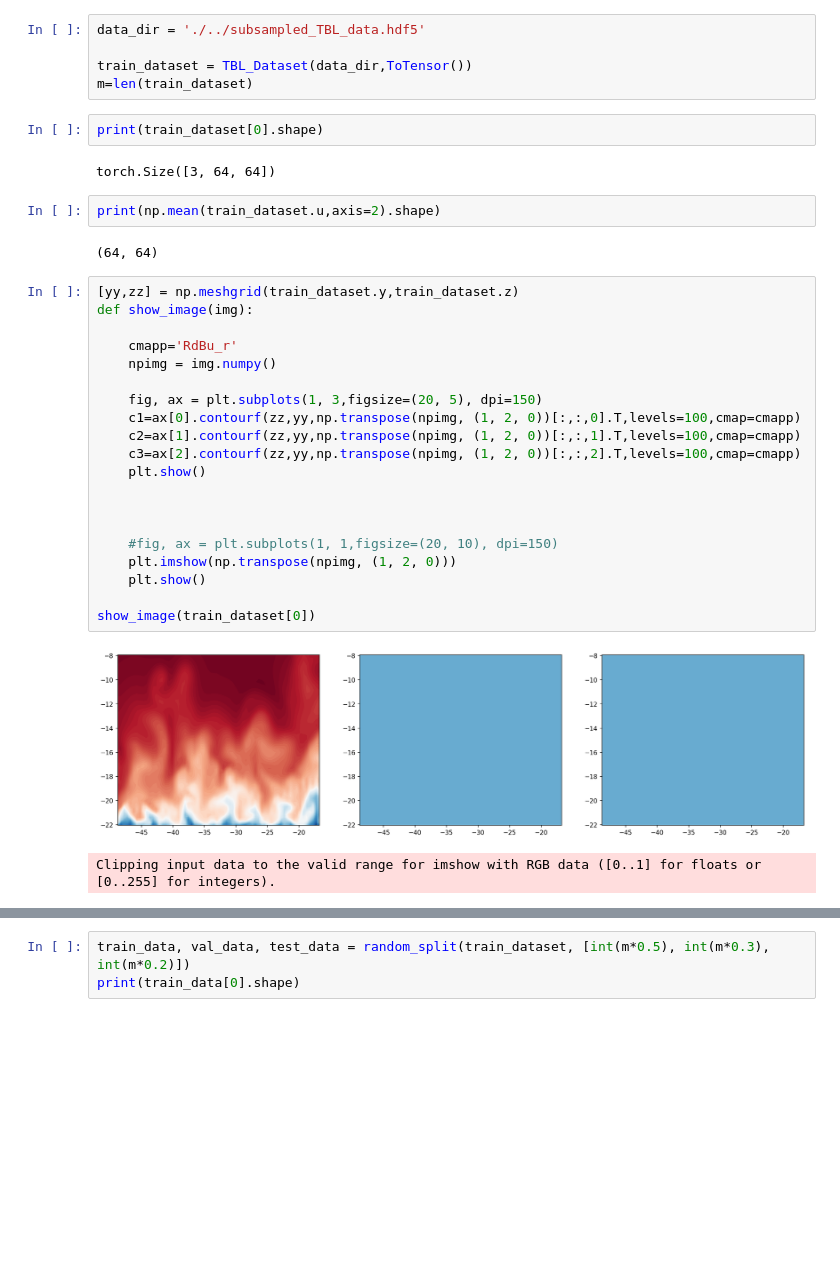
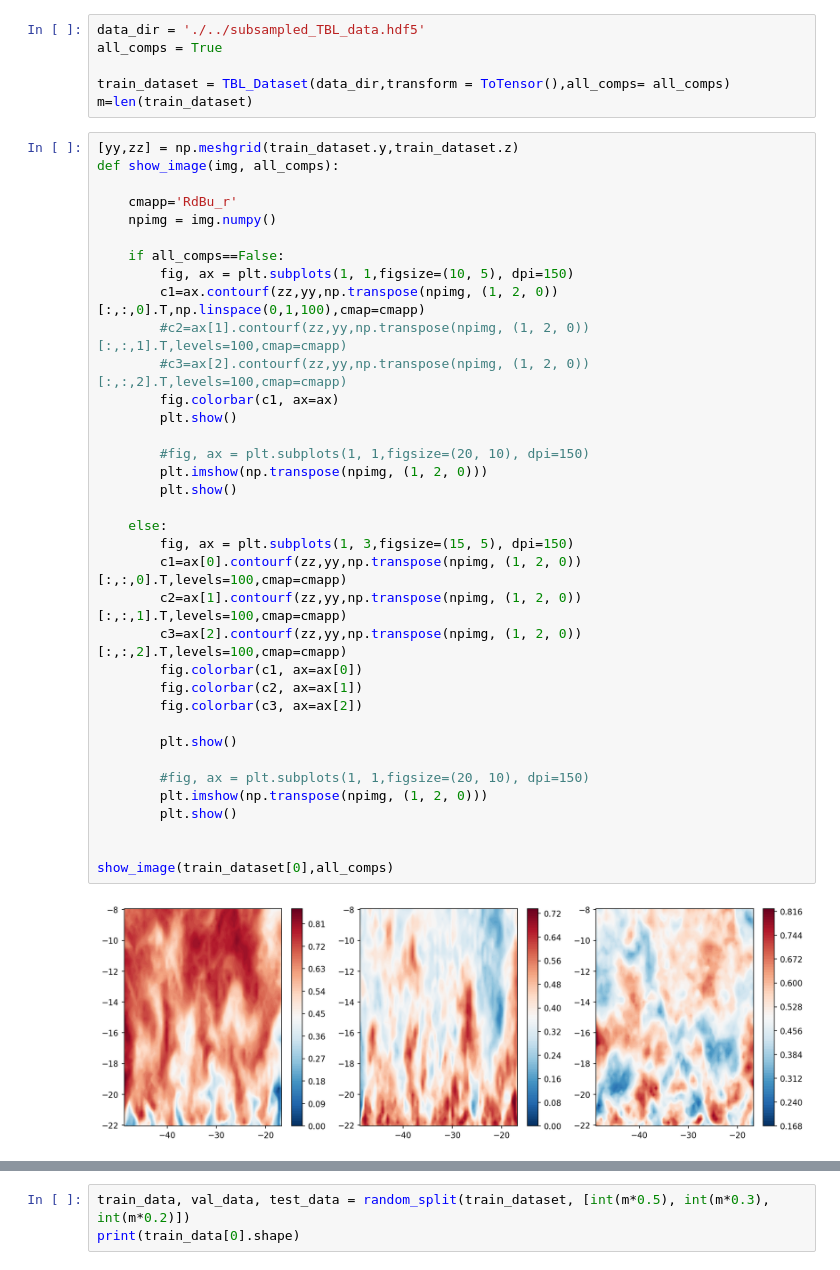
Before and after one commit to adperezm/sequence_modeling, a Jupyter notebook: Convolutional_Neural_Network-AutoEncoder/tbl_ae.ipynb, the cells around one changed output, grey strips where cells are left out. Saved outputs shown, nothing was run; the diff lists cells and outputs as text; blank space fills up the shorter version.

```diff
--- a/Convolutional_Neural_Network-AutoEncoder/tbl_ae.ipynb
+++ b/Convolutional_Neural_Network-AutoEncoder/tbl_ae.ipynb
@@ -98,37 +132,45 @@ class ToTensor(object):
         return torch.from_numpy(field)
 # %%
 data_dir = './../subsampled_TBL_data.hdf5'
+all_comps = True
 
-train_dataset = TBL_Dataset(data_dir,ToTensor())
+train_dataset = TBL_Dataset(data_dir,transform = ToTensor(),all_comps= all_comps)
 m=len(train_dataset)
-# %%
-print(train_dataset[0].shape)
-# %% [output]
-torch.Size([3, 64, 64])
-# %%
-print(np.mean(train_dataset.u,axis=2).shape)
-# %% [output]
-(64, 64)
 # %%
 [yy,zz] = np.meshgrid(train_dataset.y,train_dataset.z)
-def show_image(img):
+def show_image(img, all_comps):
 
     cmapp='RdBu_r'
     npimg = img.numpy()
 
-    fig, ax = plt.subplots(1, 3,figsize=(20, 5), dpi=150)
-    c1=ax[0].contourf(zz,yy,np.transpose(npimg, (1, 2, 0))[:,:,0].T,levels=100,cmap=cmapp)
-    c2=ax[1].contourf(zz,yy,np.transpose(npimg, (1, 2, 0))[:,:,1].T,levels=100,cmap=cmapp)
-    c3=ax[2].contourf(zz,yy,np.transpose(npimg, (1, 2, 0))[:,:,2].T,levels=100,cmap=cmapp)
-    plt.show()
+    if all_comps==False:
+        fig, ax = plt.subplots(1, 1,figsize=(10, 5), dpi=150)
+        c1=ax.contourf(zz,yy,np.transpose(npimg, (1, 2, 0))[:,:,0].T,np.linspace(0,1,100),cmap=cmapp)
+        #c2=ax[1].contourf(zz,yy,np.transpose(npimg, (1, 2, 0))[:,:,1].T,levels=100,cmap=cmapp)
+        #c3=ax[2].contourf(zz,yy,np.transpose(npimg, (1, 2, 0))[:,:,2].T,levels=100,cmap=cmapp)
+        fig.colorbar(c1, ax=ax)
+        plt.show()
+
+        #fig, ax = plt.subplots(1, 1,figsize=(20, 10), dpi=150)
+        plt.imshow(np.transpose(npimg, (1, 2, 0)))
+        plt.show()
+
+    else:
+        fig, ax = plt.subplots(1, 3,figsize=(15, 5), dpi=150)
+        c1=ax[0].contourf(zz,yy,np.transpose(npimg, (1, 2, 0))[:,:,0].T,levels=100,cmap=cmapp)
+        c2=ax[1].contourf(zz,yy,np.transpose(npimg, (1, 2, 0))[:,:,1].T,levels=100,cmap=cmapp)
+        c3=ax[2].contourf(zz,yy,np.transpose(npimg, (1, 2, 0))[:,:,2].T,levels=100,cmap=cmapp)
+        fig.colorbar(c1, ax=ax[0])
+        fig.colorbar(c2, ax=ax[1])
+        fig.colorbar(c3, ax=ax[2])
+
+        plt.show()
+
+        #fig, ax = plt.subplots(1, 1,figsize=(20, 10), dpi=150)
+        plt.imshow(np.transpose(npimg, (1, 2, 0)))
+        plt.show()
 
 
-
-    #fig, ax = plt.subplots(1, 1,figsize=(20, 10), dpi=150)
-    plt.imshow(np.transpose(npimg, (1, 2, 0)))
-    plt.show()
-
-show_image(train_dataset[0])
+show_image(train_dataset[0],all_comps)
 # %% [output]
-[figure, old version]
+[figure, new version]
-Clipping input data to the valid range for imshow with RGB data ([0..1] for floats or [0..255] for integers).
```
Also changed, not shown: parts of 16 cells of this notebook, 1 other file.
